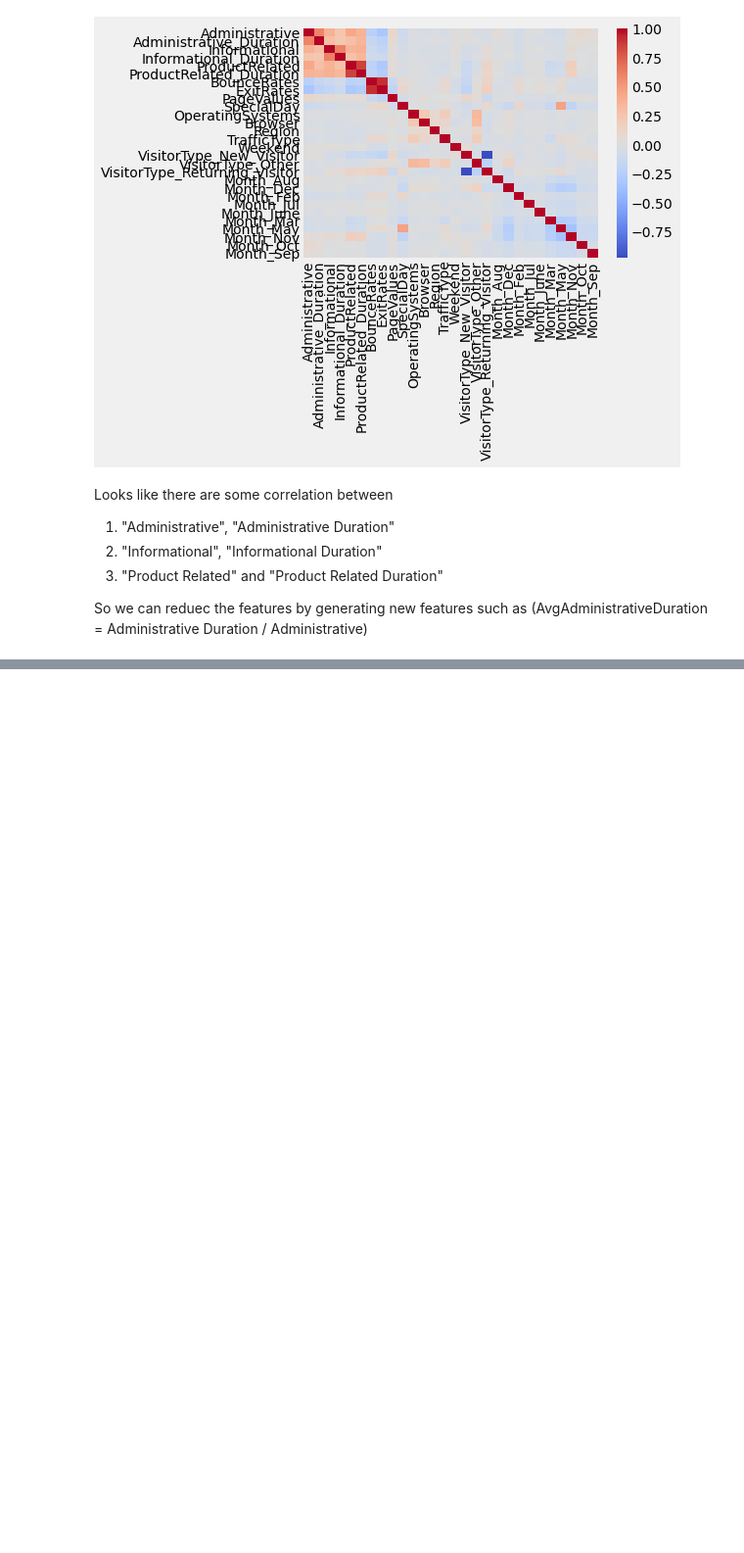
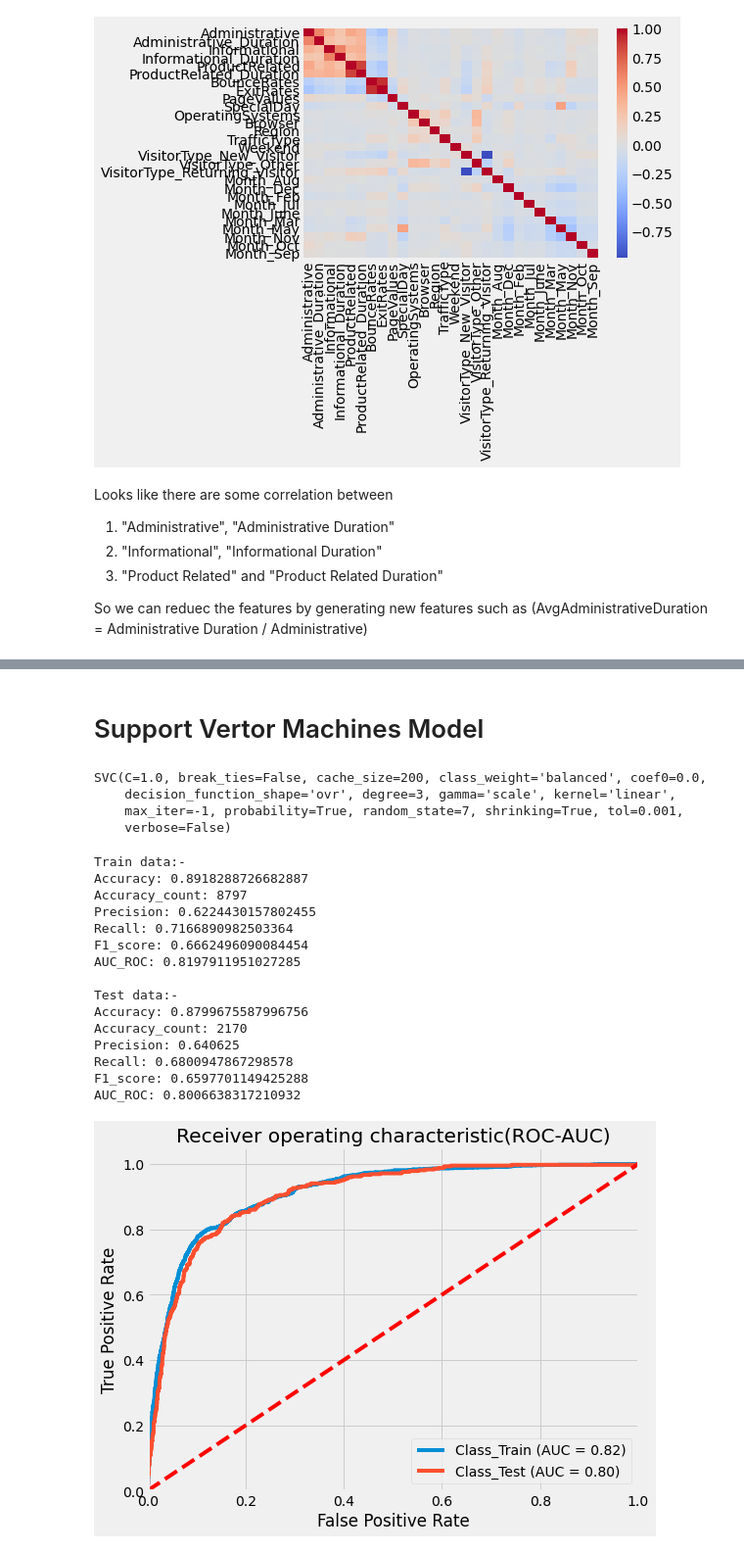
Before and after one commit to dwu926/Problem-Management-UI, a Jupyter notebook: E_commerce_Purchase_Prediction.ipynb, the cells around one changed output, grey strips where cells are left out. Shown at 98% size. Saved outputs shown, nothing was run; the diff lists cells and outputs as text; code cells hidden in the pictures; blank space fills up the shorter version.

```diff
--- a/E_commerce_Purchase_Prediction.ipynb
+++ b/E_commerce_Purchase_Prediction.ipynb
@@ -206,0 +384,37 @@ sns.heatmap(corr_coeff, xticklabels=corr_coeff.columns,yticklabels=corr_coeff.co
+# %% [markdown]
+# Support Vertor Machines Model
+# %%
+# Note: this model takes much longer time and it is better use GPU and the training time is around 10 minutes and pool for poly kernel and better for linear kernel
+
+model = svm.SVC(random_state = 7, class_weight = 'balanced', kernel = 'linear', probability=True)
+model.fit(x_train, y_train)
+
+y_pred = model.predict(x_test)
+y_pred_train = model.predict(x_train)
+
+train_summary = model_eval(y_train,y_pred_train)
+test_summary = model_eval(y_test,y_pred)
+
+compare_result(train_summary, test_summary)
+roc_auc(model, y_train, x_train, y_test, x_test)
+# %% [output]
+SVC(C=1.0, break_ties=False, cache_size=200, class_weight='balanced', coef0=0.0,
+    decision_function_shape='ovr', degree=3, gamma='scale', kernel='linear',
+    max_iter=-1, probability=True, random_state=7, shrinking=True, tol=0.001,
+    verbose=False)
+Train data:-
+Accuracy: 0.8918288726682887
+Accuracy_count: 8797
+Precision: 0.6224430157802455
+Recall: 0.7166890982503364
+F1_score: 0.6662496090084454
+AUC_ROC: 0.8197911951027285
+
+Test data:-
+Accuracy: 0.8799675587996756
+Accuracy_count: 2170
+Precision: 0.640625
+Recall: 0.6800947867298578
+F1_score: 0.6597701149425288
+AUC_ROC: 0.8006638317210932
+[figure, added]
```
Also changed, not shown: parts of 17 cells of this notebook.
